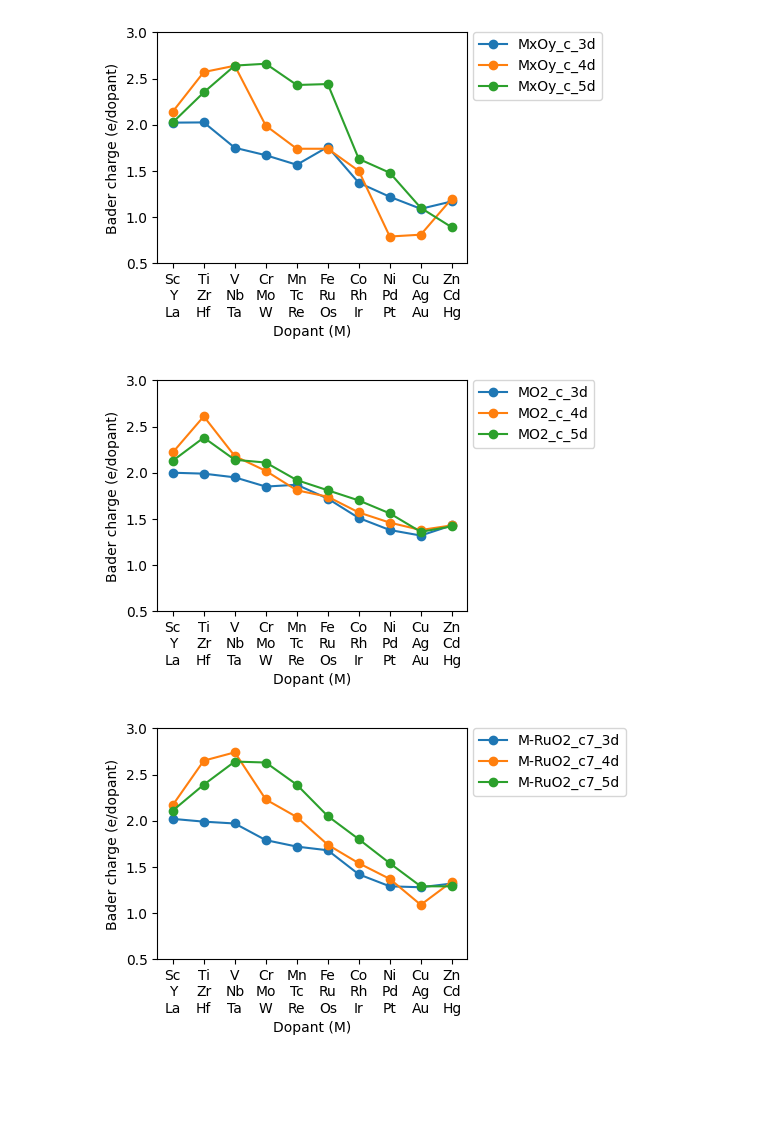
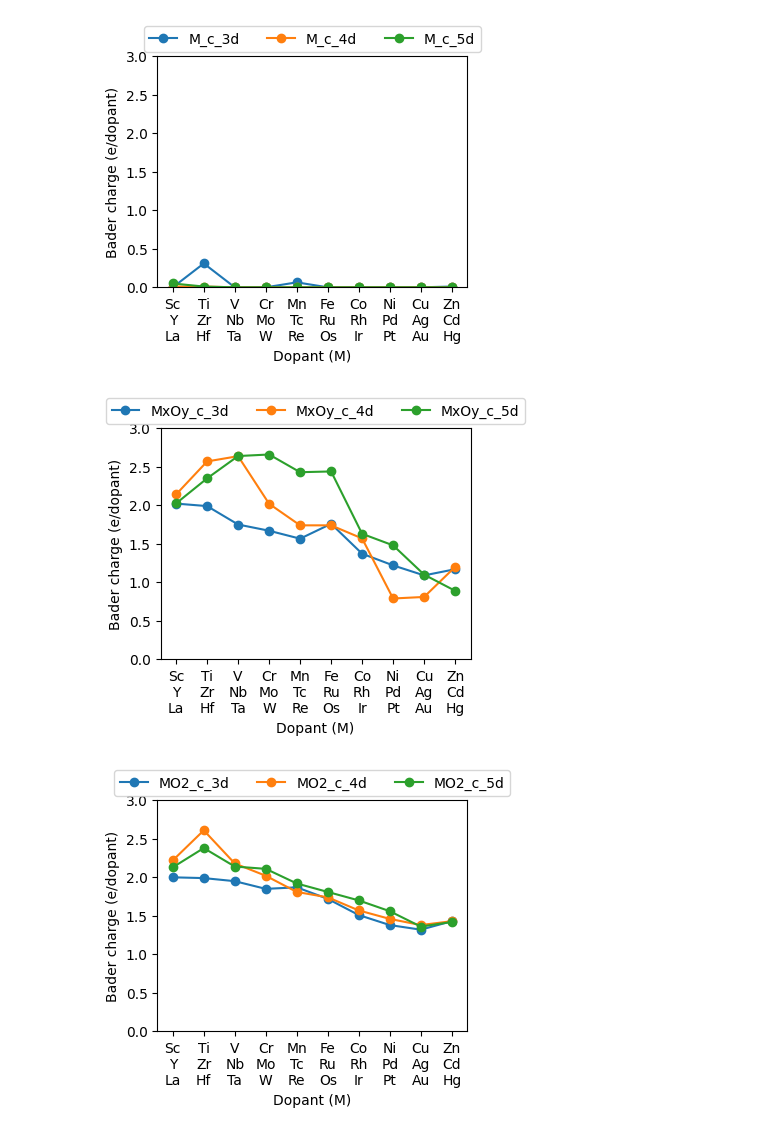
Before and after one commit to jhyeonjung97/tools, a Jupyter notebook: ruo2/doping1.ipynb, the cells around one changed output. Cells and saved outputs as stored; diff of their text form; code cells hidden in the pictures; blank space fills up the shorter version.

```diff
--- a/ruo2/doping1.ipynb
+++ b/ruo2/doping1.ipynb
@@ -126,7 +128,7 @@ for i in range(chunk):
         )
     )
 
-for col in ['M-RuO2_de', 'M-RuO2_fe']:
+for c, col in enumerate(['M-RuO2_fe1', 'M-RuO2_fe2', 'M-RuO2_fe3']):
     plt.figure(figsize=(4,3))
 
     for si, (lo, hi) in enumerate(slices):
@@ -139,21 +141,18 @@ for col in ['M-RuO2_de', 'M-RuO2_fe']:
             y,
             marker='o',
             linestyle='-',
-            label=f'{col}_{row_suffix[si]}',
+            label=f'{row_suffix[si]}',
             color=colors[si % len(colors)],
         )
 
     plt.xlim(0.5, chunk + 0.5)
-    plt.legend(bbox_to_anchor=(1.02, 1), loc='upper left', borderaxespad=0)
+    plt.legend(bbox_to_anchor=(0.5, 1.02), loc='lower center', borderaxespad=0, ncol=3)
+    # plt.legend(bbox_to_anchor=(1.02, 1), loc='upper left', borderaxespad=0)
     plt.xticks(x, xtick_labels)
 
     plt.xlabel('Dopant (M)')
-    if col == 'M-RuO2_de':
-        plt.ylabel('Doping energy (eV/dopant)')
-        plt.savefig(f'{root}/figures/bulk_doping_energy.png', dpi=dpi, transparent=True, bbox_inches='tight')
-    else:
-        plt.ylabel('Formation energy (eV/dopant)')
-        plt.savefig(f'{root}/figures/bulk_formation_energy.png', dpi=dpi, transparent=True, bbox_inches='tight')
+    plt.ylabel('Formation energy (eV/dopant)')
+    plt.savefig(f'{root}/figures/bulk_formation_energy{c}.png', dpi=dpi, transparent=True, bbox_inches='tight')
 
     plt.show()
     plt.close()
@@ -221,56 +200,34 @@ for col in ['MxOy_m', 'MO2_m', 'M-RuO2_m7']:
 # %%
-
-colors = ['tab:blue', 'tab:orange', 'tab:green']
-
-n = len(data)
-chunk = 10
-slices = [(0, chunk), (chunk, 2 * chunk), (2 * chunk, n)]
-row_suffix = ['3d', '4d', '5d']
-x = np.arange(1, chunk + 1)
-xtick_labels = []
-for i in range(chunk):
-    xtick_labels.append(
-        '\n'.join(
-            str(data.index[lo + i])
-            for lo, hi in slices
-            if lo + i < min(hi, n)
-        )
-    )
-
-for col in ['MxOy_c', 'MO2_c', 'M-RuO2_c7']:
+for c, col in enumerate(['M_c', 'MxOy_c', 'MO2_c', 'M-RuO2_c7']):
     plt.figure(figsize=(4,3))
 
     for si, (lo, hi) in enumerate(slices):
         if lo >= n:
             break
         hi = min(hi, n)
         y = (np.abs(data[col].iloc[lo:hi])).to_numpy() # per dopant
         plt.plot(
             x[: len(y)],
             y,
             marker='o',
             linestyle='-',
             label=f'{col}_{row_suffix[si]}',
             color=colors[si % len(colors)],
         )
 
     plt.xlim(0.5, chunk + 0.5)
-    plt.ylim(0.5, 3.0)
-    plt.legend(bbox_to_anchor=(1.02, 1), loc='upper left', borderaxespad=0)
+    plt.ylim(0.0, 3.0)
+    plt.legend(bbox_to_anchor=(0.5, 1.02), loc='lower center', borderaxespad=0, ncol=3)
+    # plt.legend(bbox_to_anchor=(1.02, 1), loc='upper left', borderaxespad=0)
     plt.xticks(x, xtick_labels)
 
     plt.xlabel('Dopant (M)')
     plt.ylabel('Bader charge (e/dopant)')
-    # if col == 'M-RuO2_de':
-    #     plt.ylabel('Doping energy (eV/dopant)')
-    #     # plt.savefig(f'{root}/figures/bulk_doping_energy.png', dpi=dpi, transparent=True, bbox_inches='tight')
-    # else:
-    #     plt.ylabel('Formation energy (eV/dopant)')
-    #     # plt.savefig(f'{root}/figures/bulk_formation_energy.png', dpi=dpi, transparent=True, bbox_inches='tight')
+    plt.savefig(f'{root}/figures/bulk_bader_charge{c}.png', dpi=dpi, transparent=True, bbox_inches='tight')
 
     plt.show()
     plt.close()
 # %% [output]
-[figure, old version]
+[figure, new version]
-[figure, old version]
+[figure, new version]
-[figure, old version]
+[figure, new version]
```
Also changed, not shown: parts of 5 cells of this notebook.
